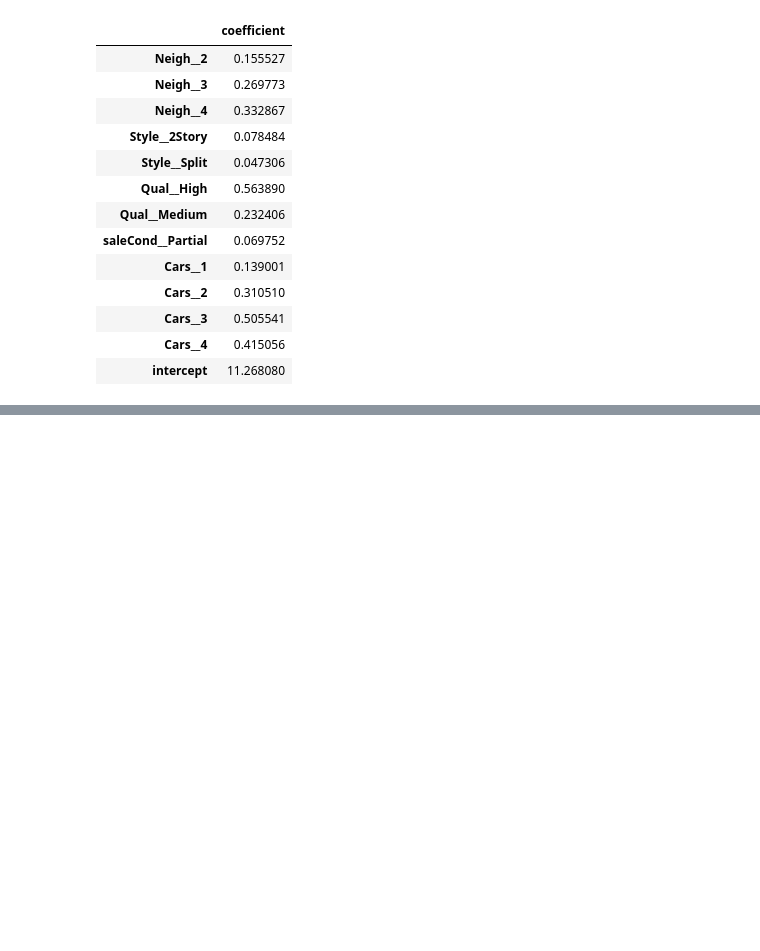
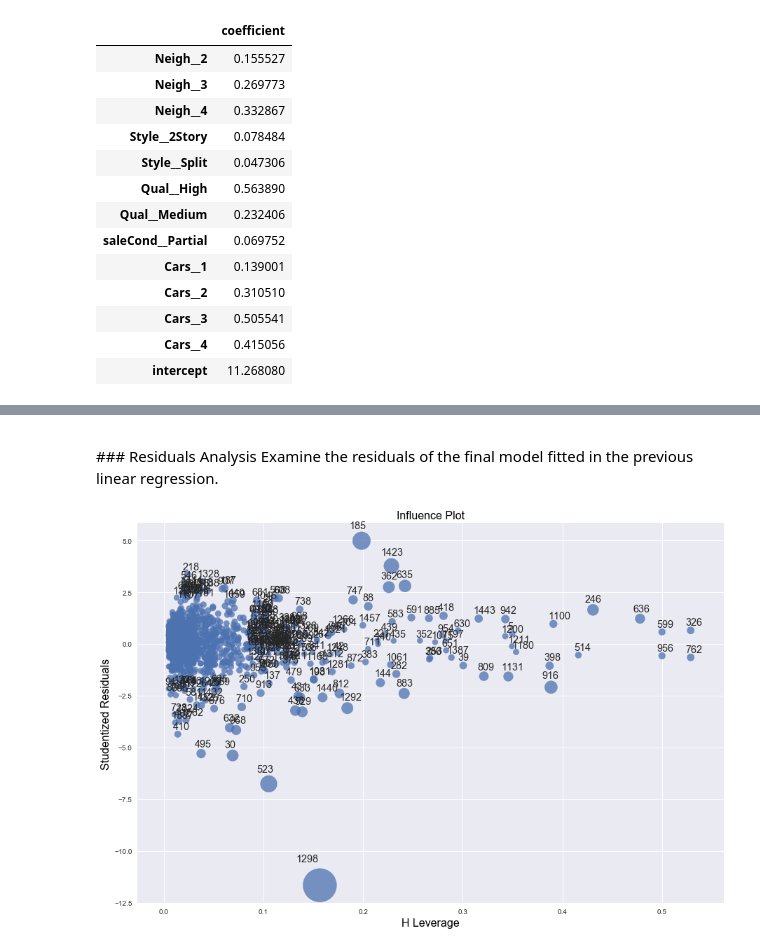
Before and after one commit to chun9men9/WIC_MLProject, a Jupyter notebook: Wing/Project_3_LinearRegression.ipynb, the cells around one changed output, grey strips where cells are left out. Saved outputs shown, nothing was run; the diff lists cells and outputs as text; code cells hidden in the pictures; blank space fills up the shorter version.

```diff
--- a/Wing/Project_3_LinearRegression.ipynb
+++ b/Wing/Project_3_LinearRegression.ipynb
@@ -869,0 +1125,9 @@ Warnings:
+# %%
+#Performing same analysis as above using Statsmodel. AIC and BIC numbers improve relative to other models and
+#multi-collinearity doesn't seem to be an issue. It appears that we can't reject null that coefficients are zero
+#for quite a few variables.
+
+X_train = sm.add_constant(X_train)
+model = sm.OLS(y_train, X_train)
+results = model.fit()
+print(results.summary())
@@ -869,0 +1152,24 @@ Warnings:
+# %%
+# fit model to entire dataset
+
+ols = linear_model.LinearRegression()
+
+ols.fit(X, y)
+
+y_predicted = ols.predict(X)
+mse = mean_squared_error(y, y_predicted)
+rms = sqrt(mean_squared_error(y, y_predicted))
+
+
+print("Root mean squared error for entire dataset: %f" %rms)
+print("R^2 for entire dataset: %f" %ols.score(X, y))
+
+
+
+colnames = X.columns
+result = pd.DataFrame(ols.coef_)
+result.columns = colnames.tolist()
+result['intercept'] = ols.intercept_
+result = result.transpose()
+result.columns = ['coefficient']
+result
@@ -869,0 +1197,6 @@ Warnings:
+# %%
+#Doing the same in Statsmodel
+X = sm.add_constant(X)
+model = sm.OLS(y, X)
+results = model.fit()
+print(results.summary())
@@ -869,0 +1221,11 @@ Warnings:
+# %% [markdown]
+<p><a name="residuals_lin5"></a></p>
+### Residuals Analysis
+Examine the residuals of the final model fitted in the previous linear regression.
+# %%
+# Examine leverage. Hard to see, but seems like quite a few observations have big influence:
+#1298, 185, 1423. Also high leverage on the far right.
+fig, ax = plt.subplots(figsize=(15,10))
+fig = sm.graphics.influence_plot(results, ax=ax, criterion="cooks")
+# %% [output]
+[figure, added]
```
Also changed, not shown: parts of 63 cells of this notebook.
